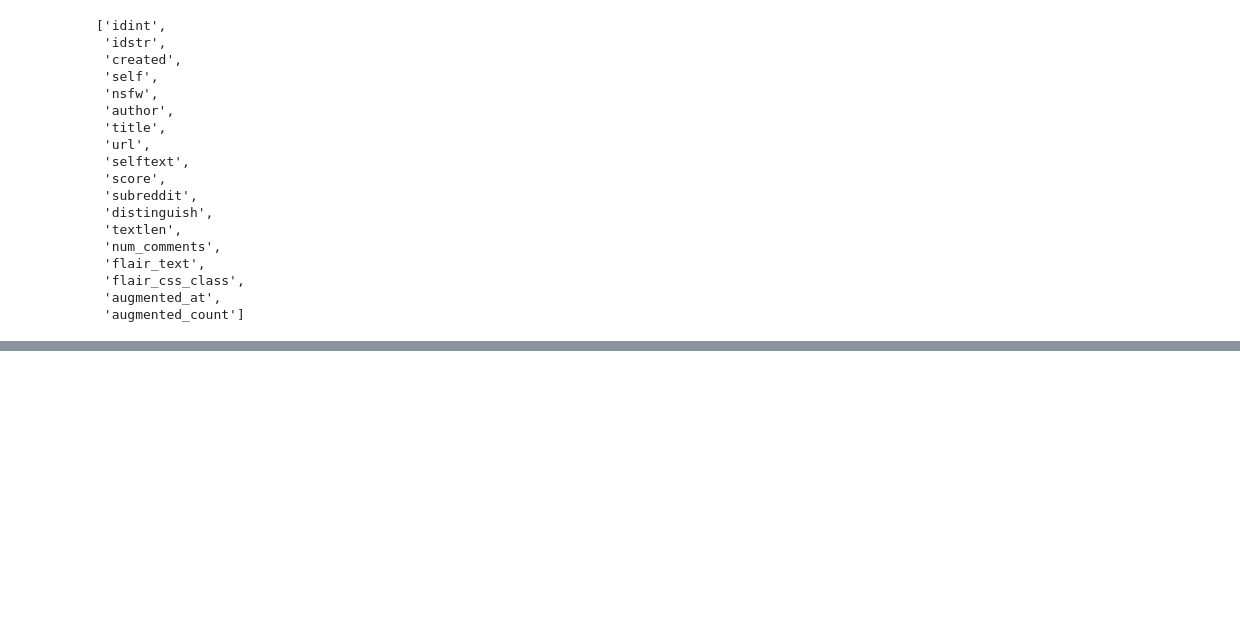
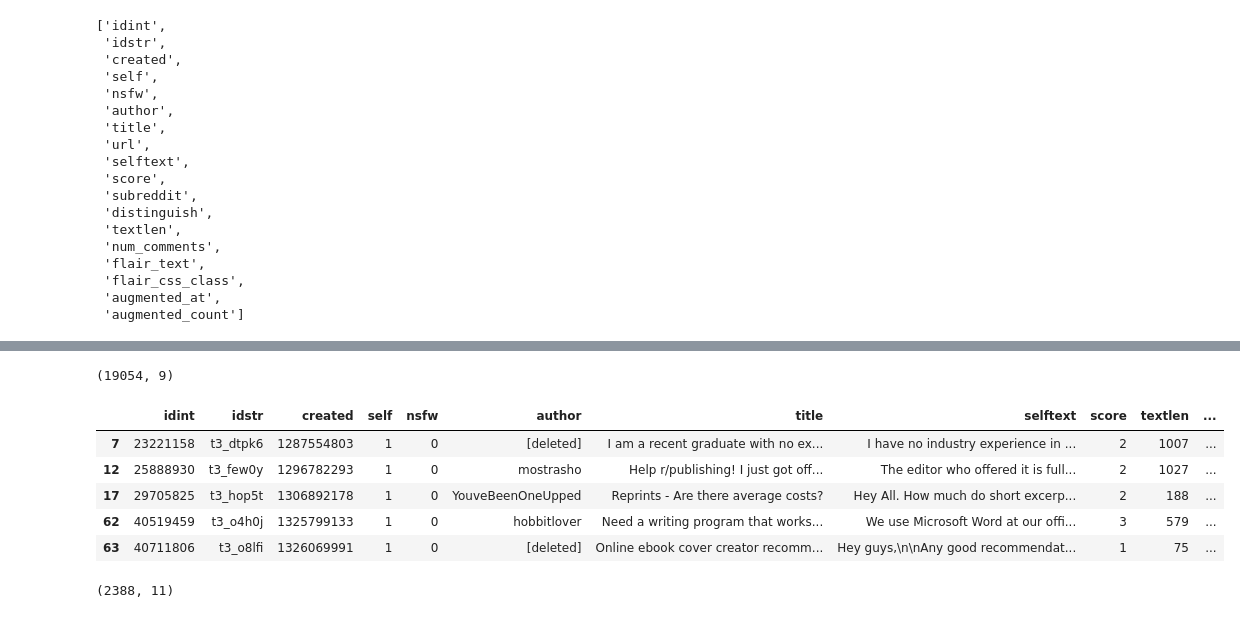
Before and after one commit to meiqingli/dssj_summer2022, a Jupyter notebook: dssj_publishing.ipynb, the cells around one changed output, grey strips where cells are left out. Saved outputs shown, nothing was run; the diff lists cells and outputs as text; code cells hidden in the pictures; blank space fills up the shorter version.

```diff
--- a/dssj_publishing.ipynb
+++ b/dssj_publishing.ipynb
@@ -83,0 +118,4 @@ list(df_posts)
+# %%
+# Selects all rows that don't have 'removed' or 'deleted' in certain columns
+df_comments_noBlanks = df_comments_short.loc[~df_comments_short['body'].isin(['[removed]', '[deleted]' ]),:]
+df_posts_noBlanks = df_posts_short.loc[~df_posts_short['selftext'].isin(['[removed]', '[deleted]' ]),:]
@@ -83,0 +132,5 @@ list(df_posts)
+# %%
+# Drops rows with null values in 'selftext' column (assuming we want to analyze 'selftext')
+# Overwrites the previous dfs because I don't think we'll need access to the intermediate dfs (and I was running out of name ideas)
+df_comments_noBlanks = df_comments_noBlanks.dropna(subset=['body'])
+df_posts_noBlanks = df_posts_noBlanks.dropna(subset=['selftext'])
@@ -83,0 +146,19 @@ list(df_posts)
+# %%
+df_comments_noBlanks.shape
+# Shows that 1 more row was removed
+# %% [output]
+(19054, 9)
+# %%
+df_posts_noBlanks.head()
+# %% [output]
+|  | idint | idstr | created | self | nsfw | author | title | selftext | score | textlen | ... |
+| 7 | 23221158 | t3_dtpk6 | 1287554803 | 1 | 0 | [deleted] | I am a recent graduate with no ex... | I have no industry experience in ... | 2 | 1007 | ... |
+| 12 | 25888930 | t3_few0y | 1296782293 | 1 | 0 | mostrasho | Help r/publishing! I just got off... | The editor who offered it is full... | 2 | 1027 | ... |
+| 17 | 29705825 | t3_hop5t | 1306892178 | 1 | 0 | YouveBeenOneUpped | Reprints - Are there average costs? | Hey All. How much do short excerp... | 2 | 188 | ... |
+| 62 | 40519459 | t3_o4h0j | 1325799133 | 1 | 0 | hobbitlover | Need a writing program that works... | We use Microsoft Word at our offi... | 3 | 579 | ... |
+| 63 | 40711806 | t3_o8lfi | 1326069991 | 1 | 0 | [deleted] | Online ebook cover creator recomm... | Hey guys,\n\nAny good recommendat... | 1 | 75 | ... |
+# %%
+df_posts_noBlanks.shape
+# Shows that 3,768 more rows were removed
+# %% [output]
+(2388, 11)
```
Also changed, not shown: parts of 15 cells of this notebook.
